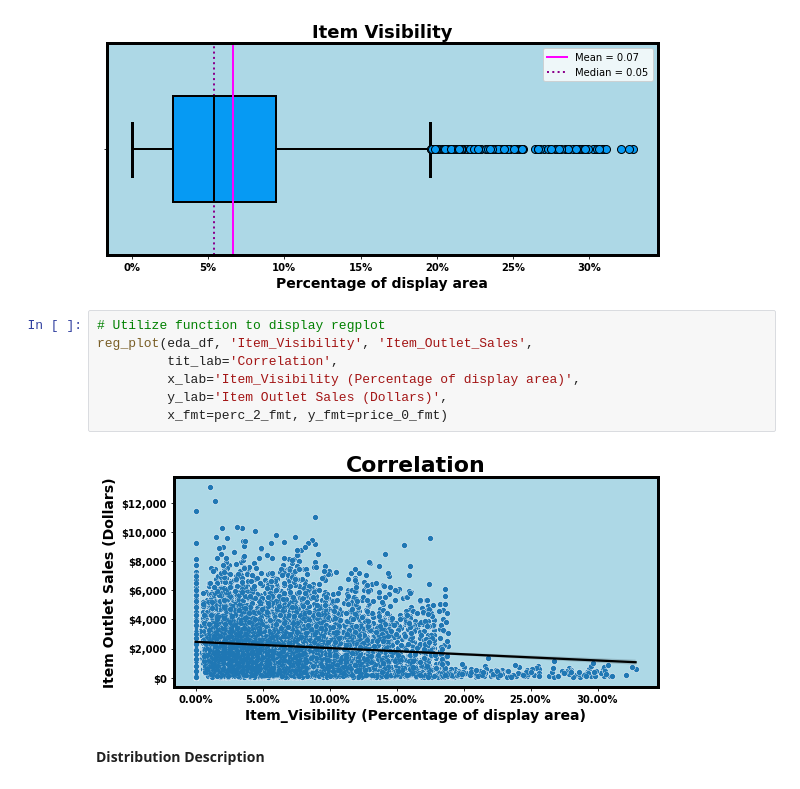
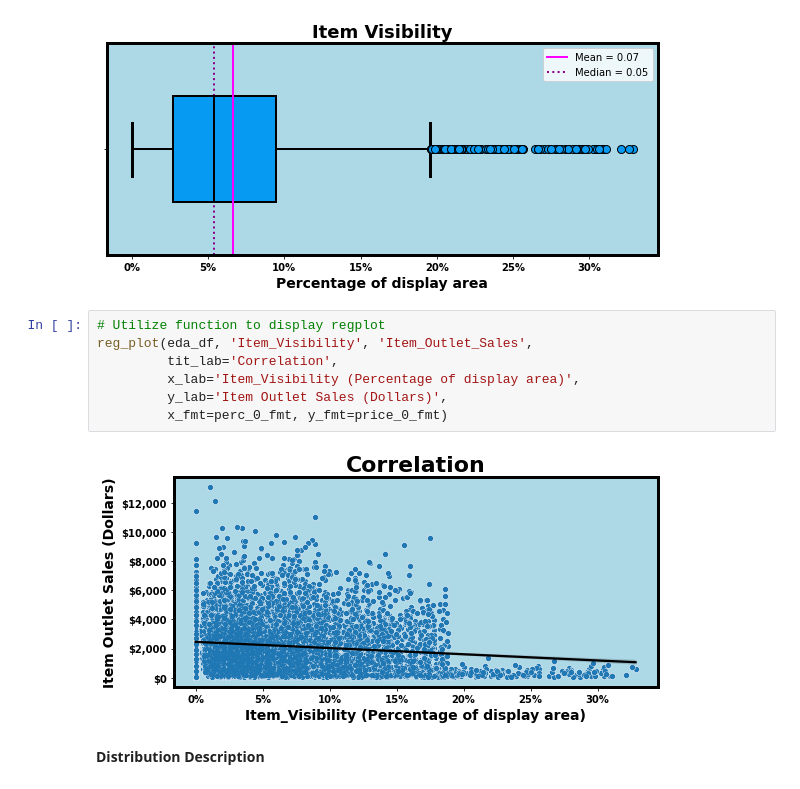
Before and after one commit to YBilodeau/Regression---Prediction-of-Grocery-Sales, a Jupyter notebook: Regression_Prediction_of_Grocery_Sales_.ipynb, the cells around one changed output. Saved outputs shown, nothing was run; the diff lists cells and outputs as text.

```diff
--- a/Regression_Prediction_of_Grocery_Sales_.ipynb
+++ b/Regression_Prediction_of_Grocery_Sales_.ipynb
@@ -1524,12 +1524,12 @@ box_plot(eda_df, 'Item_Visibility',
 # %%
 # Utilize function to display regplot
 reg_plot(eda_df, 'Item_Visibility', 'Item_Outlet_Sales',
          tit_lab='Correlation',
          x_lab='Item_Visibility (Percentage of display area)',
          y_lab='Item Outlet Sales (Dollars)',
-         x_fmt=perc_2_fmt, y_fmt=price_0_fmt)
+         x_fmt=perc_0_fmt, y_fmt=price_0_fmt)
 # %% [output]
-[figure, old version]
+[figure, new version]
 # %% [markdown]
 **Distribution Description**
 # %% [markdown]
```
Also changed, not shown: parts of 1 cell of this notebook.
